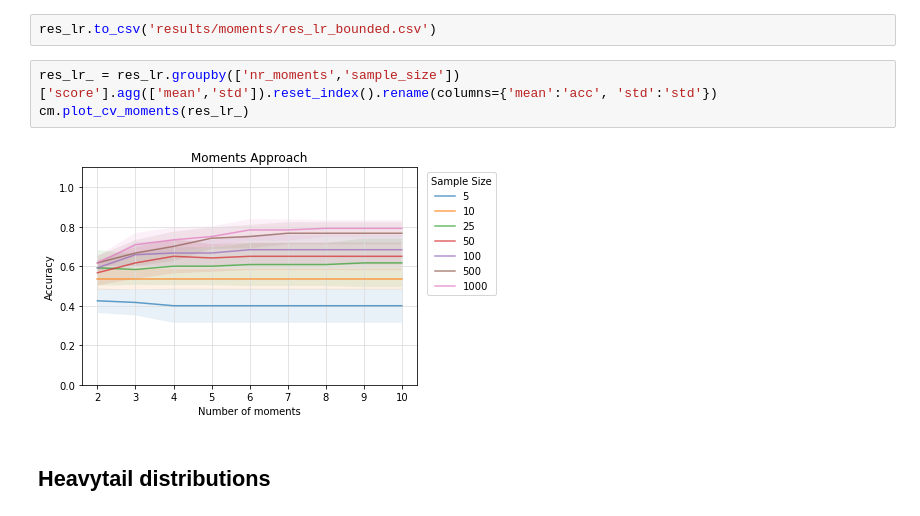
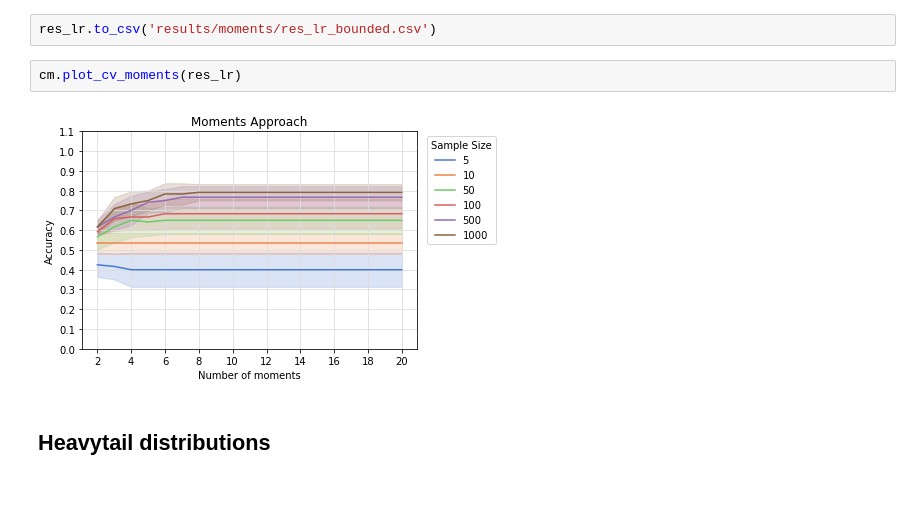
Before and after one commit to sheilafarrahi/thesis, a Jupyter notebook: method_of_moments.ipynb, the cells around one changed output. Cells and saved outputs as stored; diff of their text form.

```diff
--- a/method_of_moments.ipynb
+++ b/method_of_moments.ipynb
@@ -74,11 +56,10 @@ cm.plot_cv_moments(res_svm_)
 res_lr = cm.cv_samplesize_moments(sample_size_list, nr_moments_list, bounded_dists, nr_sample, n_folds, 2)
 # %%
 res_lr.to_csv('results/moments/res_lr_bounded.csv')
-# %%
-res_lr_ = res_lr.groupby(['nr_moments','sample_size'])['score'].agg(['mean','std']).reset_index().rename(columns={'mean':'acc', 'std':'std'})
-cm.plot_cv_moments(res_lr_)
-# %% [output]
-[figure, removed]
+# %%
+cm.plot_cv_moments(res_lr)
+# %% [output]
+[figure, added]
 # %% [markdown]
 ## Heavytail distributions
 # %%
```
Also changed, not shown: parts of 13 cells of this notebook, 16 other files.
